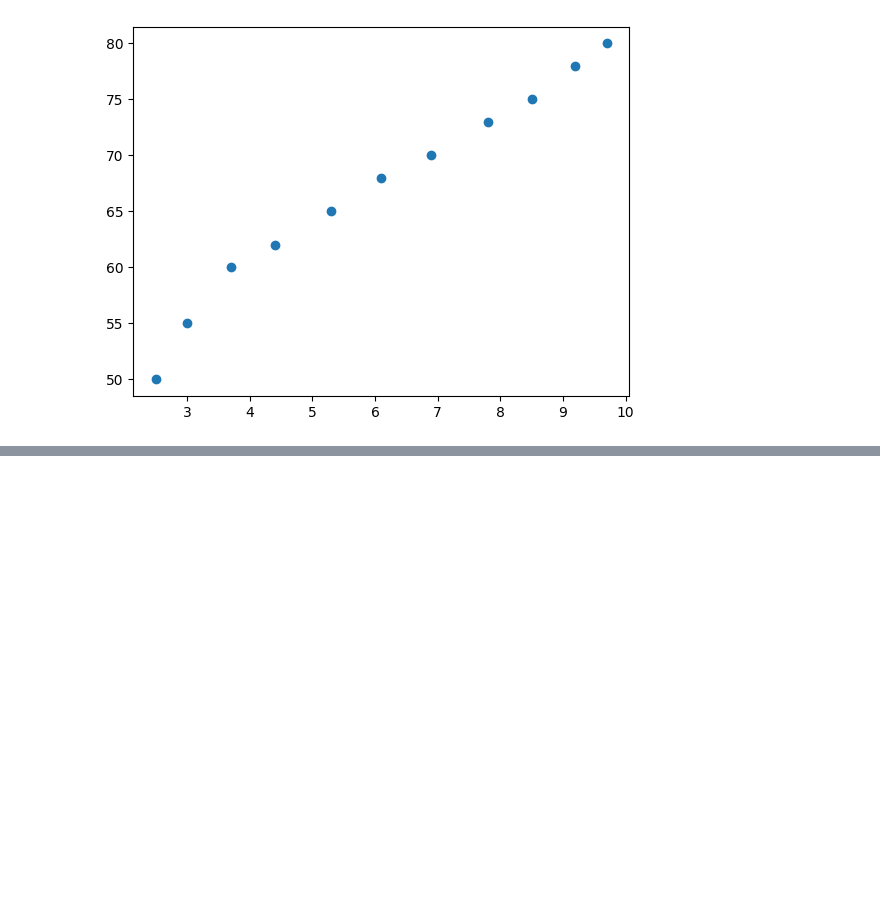
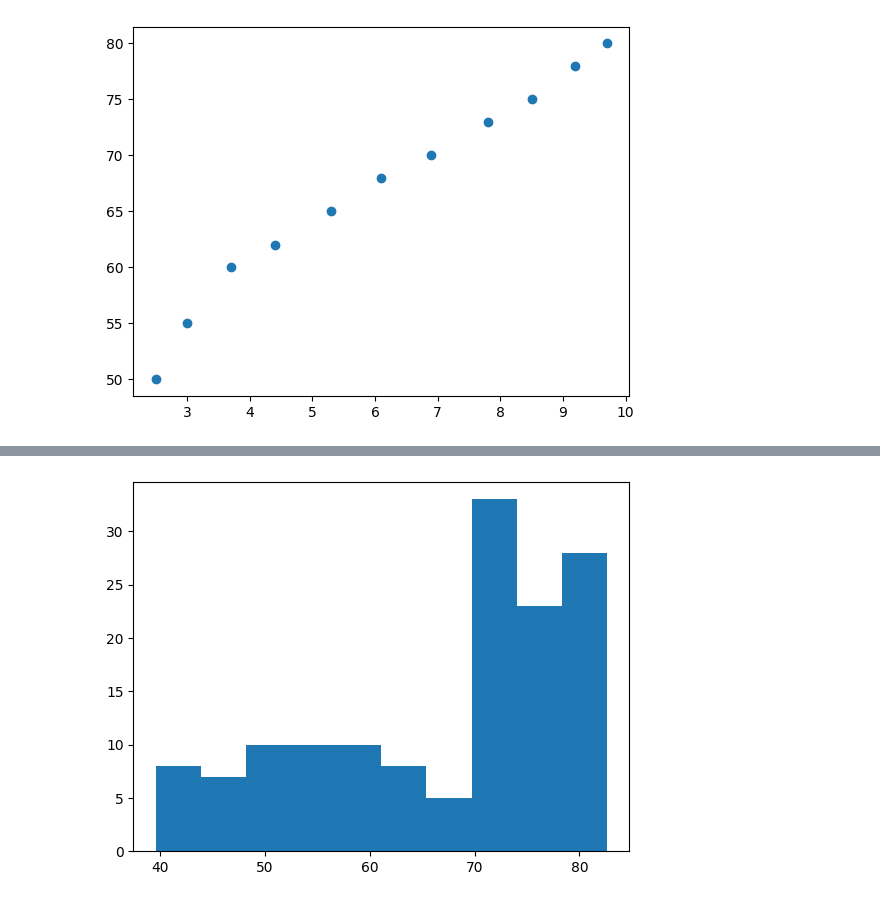
Before and after one commit to lachemontes/DS_python, a Jupyter notebook: notes/Intermediate/matplotlib.ipynb, the cells around one changed output, grey strips where cells are left out. Saved outputs shown, nothing was run; the diff lists cells and outputs as text; code cells hidden in the pictures; blank space fills up the shorter version.

```diff
--- a/notes/Intermediate/matplotlib.ipynb
+++ b/notes/Intermediate/matplotlib.ipynb
@@ -157,0 +167,10 @@ plt.show()
+# %%
+life_exp=[43.828, 76.423, 72.301, 42.731, 75.32, 81.235, 79.829, 75.635, 64.062, 79.441, 56.728, 65.554, 74.852, 50.728, 72.39, 73.005, 52.295, 49.58, 59.723, 50.43, 80.653, 44.74100000000001, 50.651, 78.553, 72.961, 72.889, 65.152, 46.462, 55.322, 78.782, 48.328, 75.748, 78.273, 76.486, 78.332, 54.791, 72.235, 74.994, 71.33800000000001, 71.878, 51.57899999999999, 58.04, 52.947, 79.313, 80.657, 56.735, 59.448, 79.406, 60.022, 79.483, 70.259, 56.007, 46.388000000000005, 60.916, 70.19800000000001, 82.208, 73.33800000000001, 81.757, 64.69800000000001, 70.65, 70.964, 59.545, 78.885, 80.745, 80.546, 72.567, 82.603, 72.535, 54.11, 67.297, 78.623, 77.58800000000001, 71.993, 42.592, 45.678, 73.952, 59.443000000000005, 48.303, 74.241, 54.467, 64.164, 72.801, 76.195, 66.803, 74.543, 71.164, 42.082, 62.069, 52.906000000000006, 63.785, 79.762, 80.204, 72.899, 56.867, 46.859, 80.196, 75.64, 65.483, 75.53699999999999, 71.752, 71.421, 71.688, 75.563, 78.098, 78.74600000000001, 76.442, 72.476, 46.242, 65.528, 72.777, 63.062, 74.002, 42.568000000000005, 79.972, 74.663, 77.926, 48.159, 49.339, 80.941, 72.396, 58.556, 39.613, 80.884, 81.70100000000001, 74.143, 78.4, 52.517, 70.616, 58.42, 69.819, 73.923, 71.777, 51.542, 79.425, 78.242, 76.384, 73.747, 74.249, 73.422, 62.698, 42.38399999999999, 43.487]
+# %%
+# Create histogram of life_exp data
+plt.hist(life_exp)
+
+# Display histogram
+plt.show()
+# %% [output]
+[figure, added]
```
Also changed, not shown: parts of 9 cells of this notebook, 1 other file.
